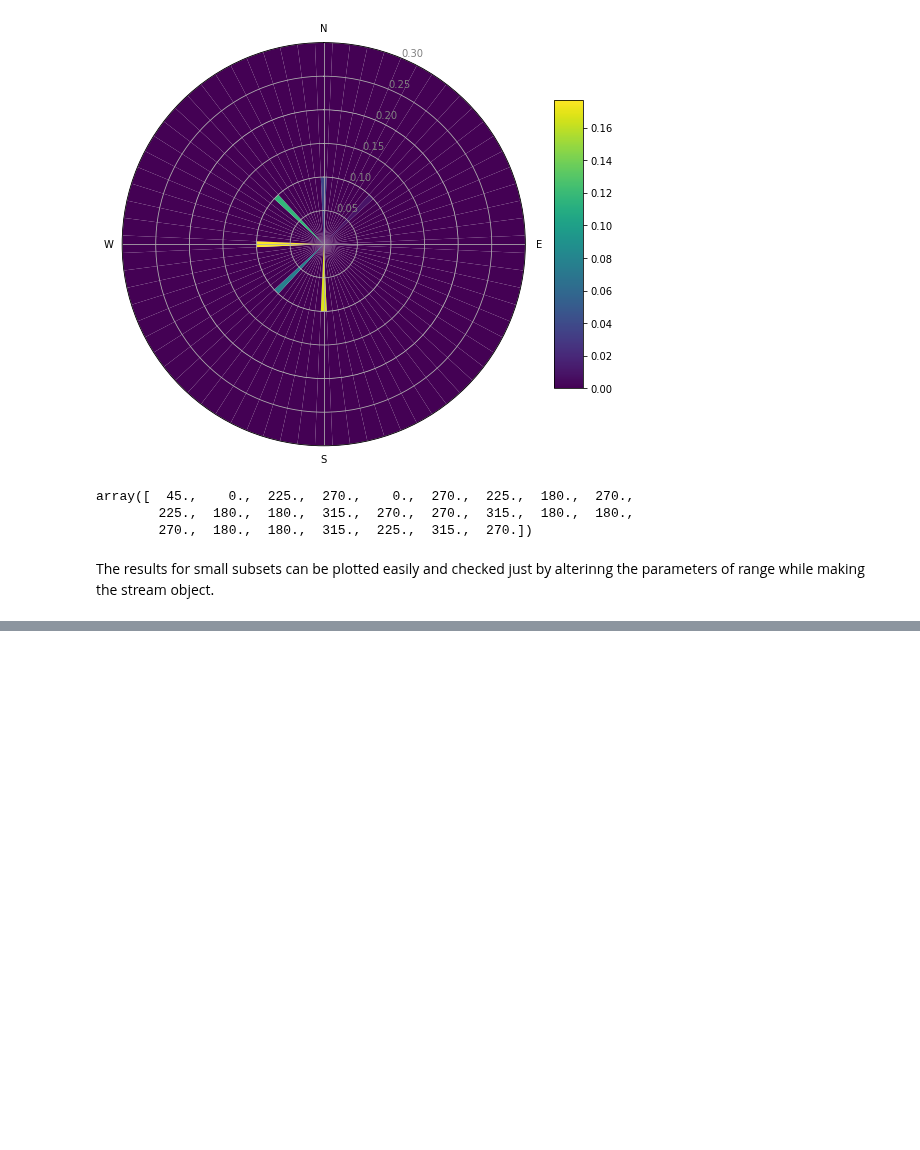
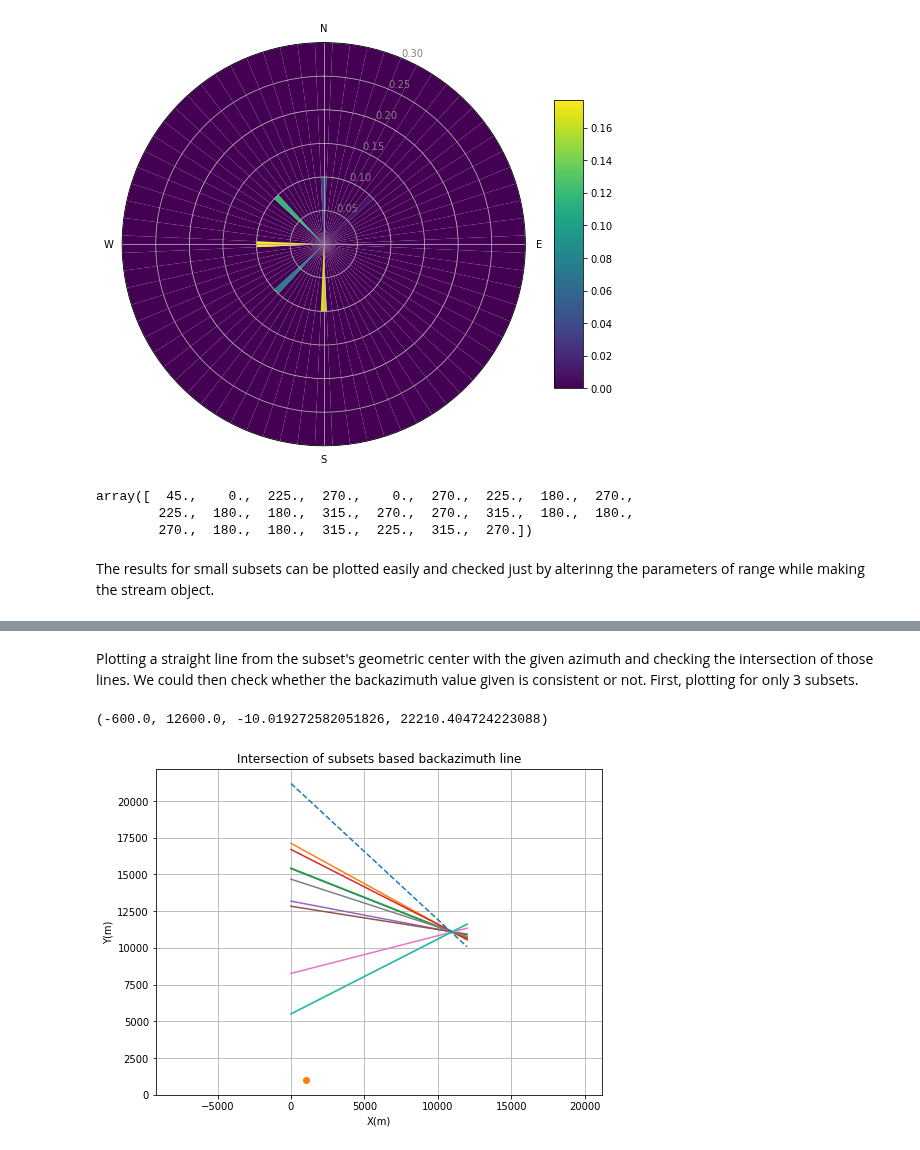
Before and after one commit to Student-Satellite-IITB/GLEE, a Jupyter notebook: Beamforming/Beamforming_FK_analysis_subset_implementation.ipynb, the cells around one changed output, grey strips where cells are left out. Saved outputs shown, nothing was run; the diff lists cells and outputs as text; code cells hidden in the pictures; blank space fills up the shorter version.

```diff
--- a/Beamforming/Beamforming_FK_analysis_subset_implementation.ipynb
+++ b/Beamforming/Beamforming_FK_analysis_subset_implementation.ipynb
@@ -268,0 +312,21 @@ The mean backazimuth for the 10 subsets:  [   0.  315.  315.   90.    0.   90.
+# %% [markdown]
+Plotting a straight line from the subset's geometric center with the given azimuth and checking the intersection of those lines. We could then check whether the backazimuth value given is consistent or not.
+First, plotting for only 3 subsets.
+# %%
+plt.figure(figsize = (8,6))
+for i in range(10):
+    initial_point =  np.array([np.mean(rec_x_pos[3*i:3*i+3]),np.mean(rec_y_pos[3*i:3*i+3])])  # denotes the initial point for starting the line
+    slope = np.tan((90 - baz_mean[i])*np.pi/180)
+    x_coordinates = np.array([0,12000])
+    y_coordinates = np.array([initial_point[1] + slope*(0-initial_point[0]),initial_point[1] + slope*(12000-initial_point[0])])
+    plt.plot(x_coordinates,y_coordinates)
+plt.plot(np.array([0,12000]),np.array([11000 + np.tan((90 -np.mean(baz_mean))*np.pi/180)*(0-11000),11000 + np.tan((90 - np.mean(baz_mean))*np.pi/180)*(12000-11000)]),'--')
+plt.plot(1000,1000,'o',label='Source')
+plt.xlabel('X(m)')
+plt.ylabel('Y(m)')
+plt.title('Intersection of subsets based backazimuth line')
+plt.grid()
+plt.axis('equal')
+# %% [output]
+(-600.0, 12600.0, -10.019272582051826, 22210.404724223088)
+[figure, added]
```
Also changed, not shown: parts of 8 cells of this notebook.
